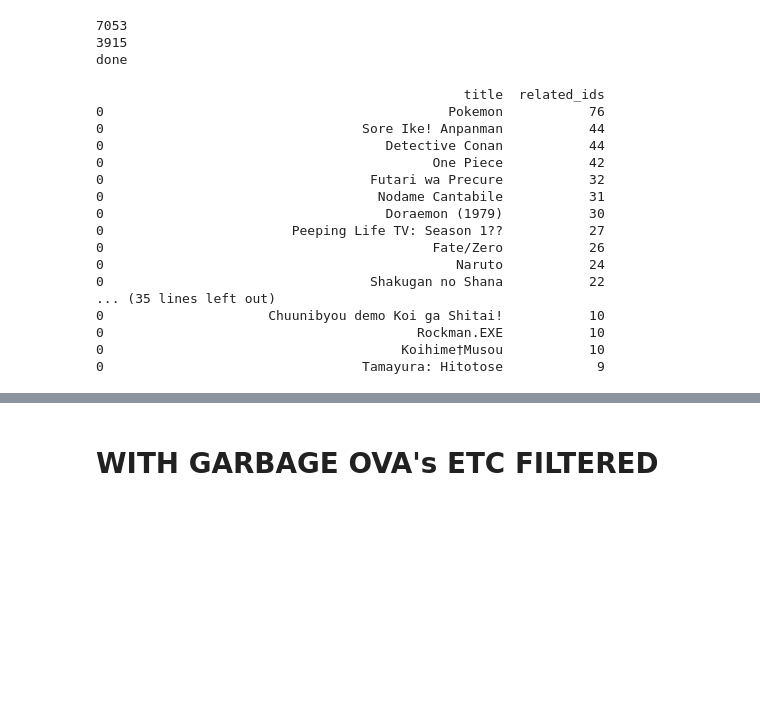
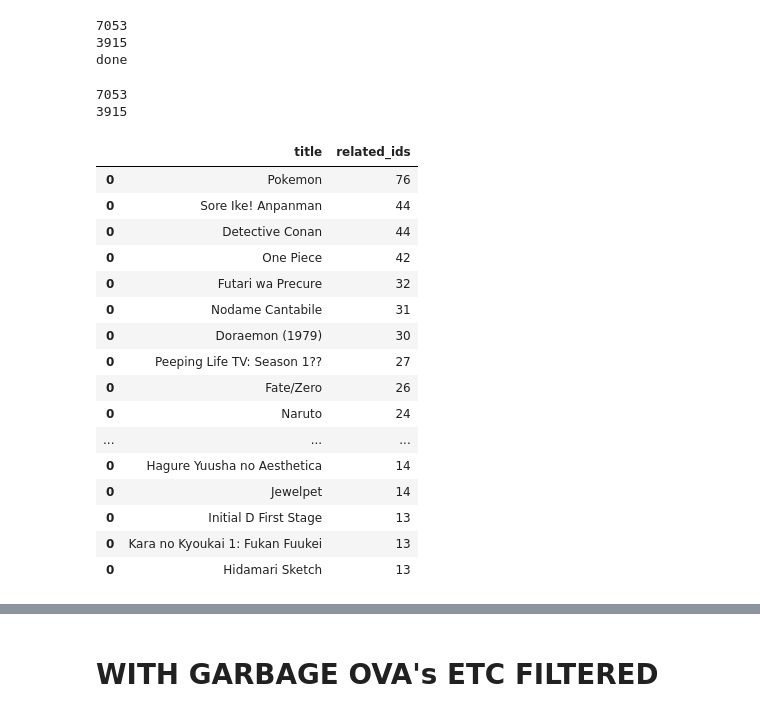
Before and after one commit to FourSwordKirby/MALDataScience, a Jupyter notebook: sequel_dists.ipynb, the cells around one changed output, grey strips where cells are left out. Saved outputs shown, nothing was run; the diff lists cells and outputs as text; code cells hidden in the pictures; blank space fills up the shorter version.

```diff
--- a/sequel_dists.ipynb
+++ b/sequel_dists.ipynb
@@ -126,25 +126,30 @@ done
 # %%
 combine_df = pd.DataFrame(empty_df,columns=['title', 'related_ids'])
 combine_df["related_ids"] = combine_df["related_ids"].apply(lambda x: len(x))
-print combine_df.sort_values('related_ids', ascending =False).head(50)
+
+print len(stat_df)
+print len(empty_df)
+combine_df.sort_values('related_ids', ascending =False).head(30)
 # %% [output]
-                                               title  related_ids
-0                                            Pokemon           76
-0                                 Sore Ike! Anpanman           44
-0                                    Detective Conan           44
-0                                          One Piece           42
-0                                  Futari wa Precure           32
-0                                   Nodame Cantabile           31
-0                                    Doraemon (1979)           30
-0                        Peeping Life TV: Season 1??           27
-0                                          Fate/Zero           26
-0                                             Naruto           24
-0                                  Shakugan no Shana           22
-... (35 lines left out)
-0                     Chuunibyou demo Koi ga Shitai!           10
-0                                        Rockman.EXE           10
-0                                      Koihime†Musou           10
-0                                 Tamayura: Hitotose            9
+7053
+3915
+|  | title | related_ids |
+| 0 | Pokemon | 76 |
+| 0 | Sore Ike! Anpanman | 44 |
+| 0 | Detective Conan | 44 |
+| 0 | One Piece | 42 |
+| 0 | Futari wa Precure | 32 |
+| 0 | Nodame Cantabile | 31 |
+| 0 | Doraemon (1979) | 30 |
+| 0 | Peeping Life TV: Season 1?? | 27 |
+| 0 | Fate/Zero | 26 |
+| 0 | Naruto | 24 |
+| ... | ... | ... |
+| 0 | Hagure Yuusha no Aesthetica | 14 |
+| 0 | Jewelpet | 14 |
+| 0 | Initial D First Stage | 13 |
+| 0 | Kara no Kyoukai 1: Fukan Fuukei | 13 |
+| 0 | Hidamari Sketch | 13 |
 # %%
 combine_df = pd.DataFrame(empty_df,columns=['id', 'title', 'related_ids'])
 
```
Also changed, not shown: parts of 4 cells of this notebook, 4 other files.
